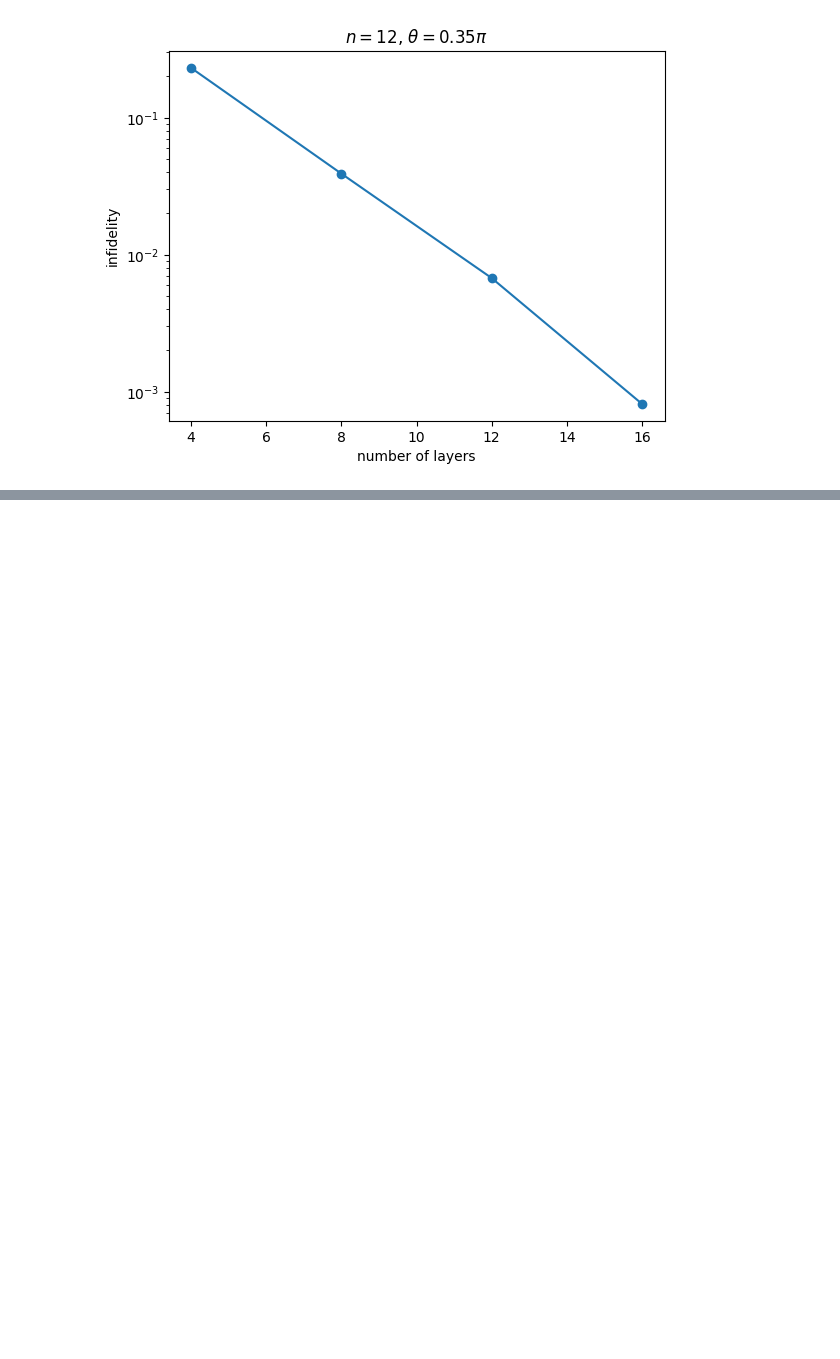
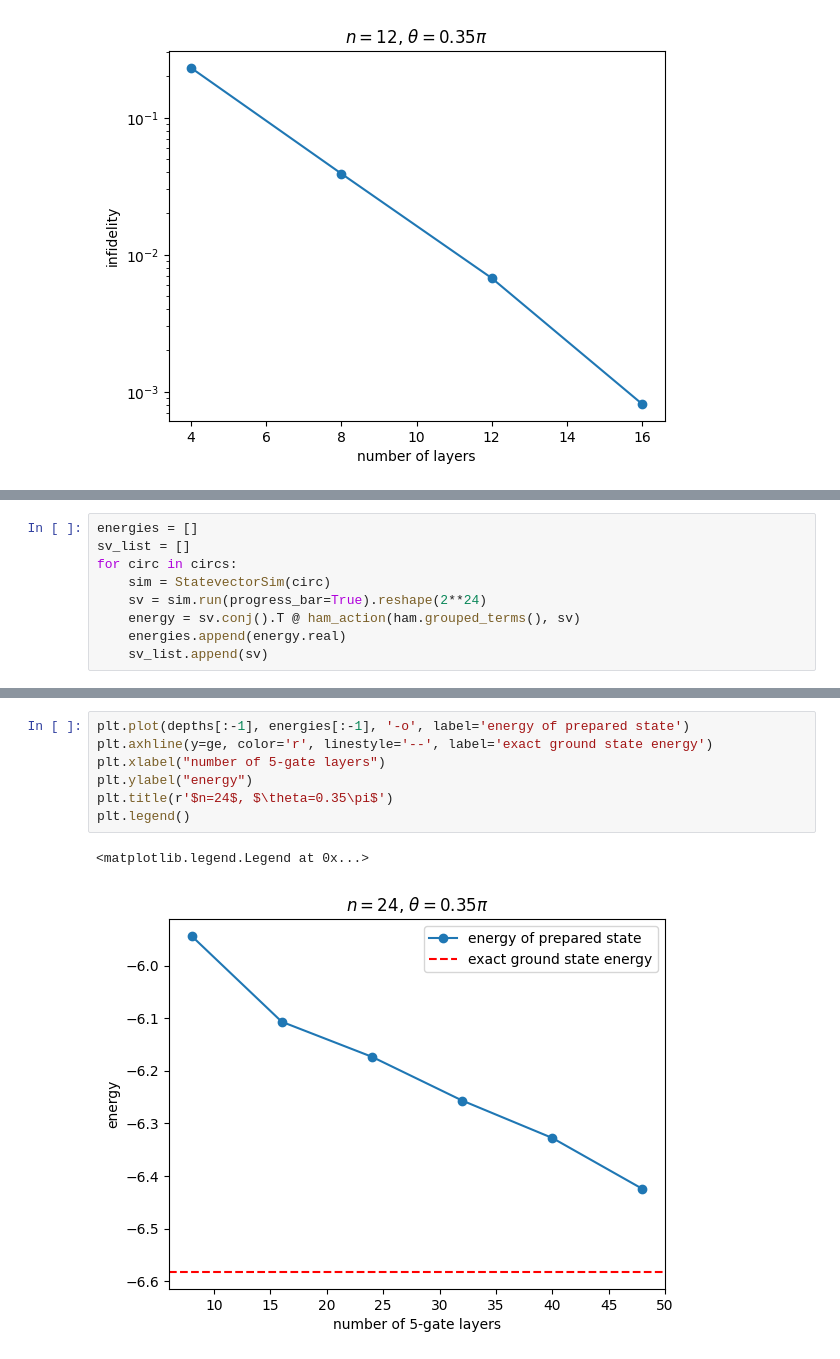
Before and after one commit to alam-faisal/csl, a Jupyter notebook: jobs/plots.ipynb, the cells around one changed output, grey strips where cells are left out. Drawn from its saved outputs; the diff is of its cells as text; blank space fills up the shorter version.

```diff
--- a/jobs/plots.ipynb
+++ b/jobs/plots.ipynb
@@ -15,0 +56,9 @@ Text(0.5, 1.0, '$n=12$, $\\theta=0.35\\pi$')
+# %%
+energies = []
+sv_list = []
+for circ in circs:
+    sim = StatevectorSim(circ)
+    sv = sim.run(progress_bar=True).reshape(2**24)
+    energy = sv.conj().T @ ham_action(ham.grouped_terms(), sv)
+    energies.append(energy.real)
+    sv_list.append(sv)
@@ -15,0 +74,10 @@ Text(0.5, 1.0, '$n=12$, $\\theta=0.35\\pi$')
+# %%
+plt.plot(depths[:-1], energies[:-1], '-o', label='energy of prepared state')
+plt.axhline(y=ge, color='r', linestyle='--', label='exact ground state energy')
+plt.xlabel("number of 5-gate layers")
+plt.ylabel("energy")
+plt.title(r'$n=24$, $\theta=0.35\pi$')
+plt.legend()
+# %% [output]
+<matplotlib.legend.Legend at 0x...>
+[figure, added]
```
Also changed, not shown: parts of 19 cells of this notebook, 18 other files.
